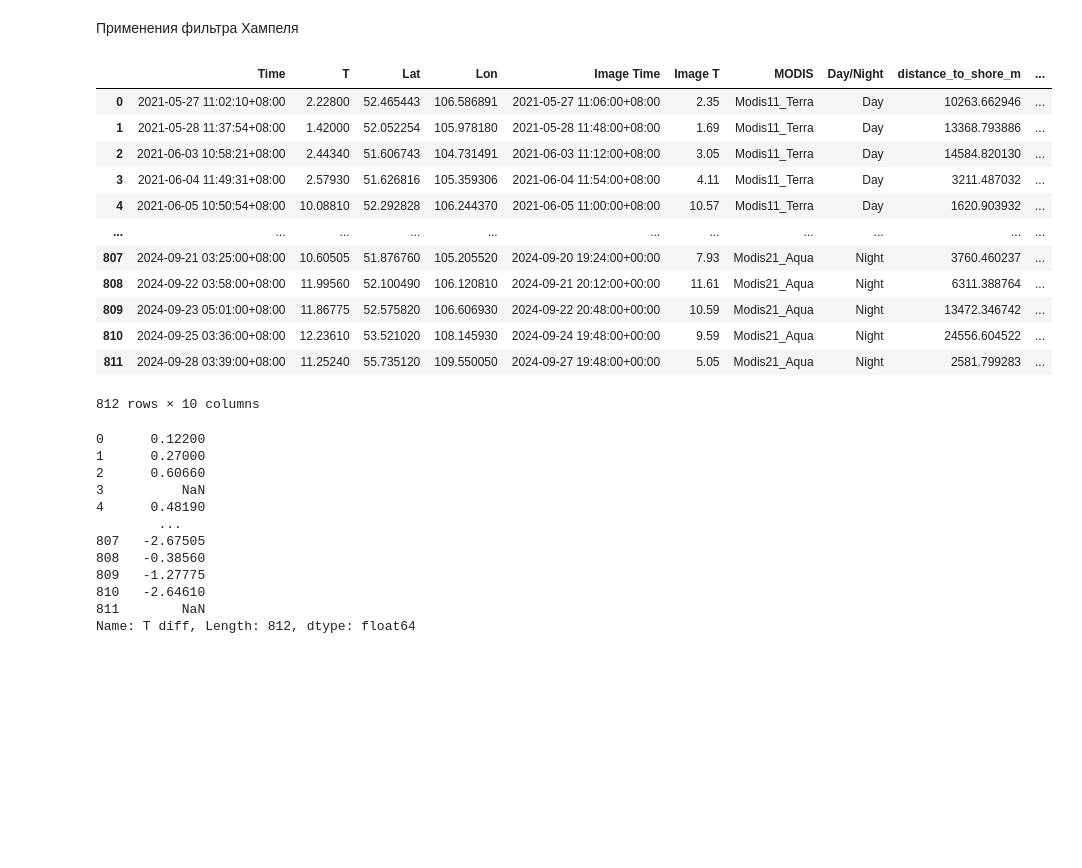
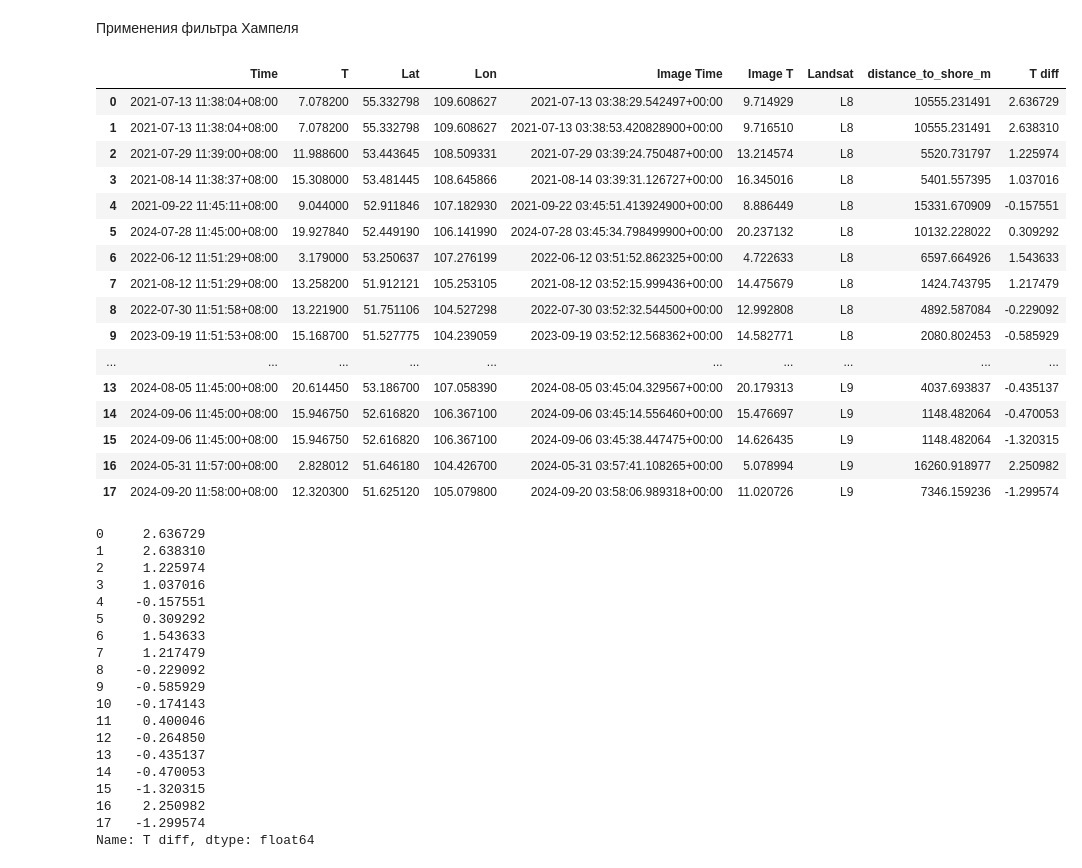
Before and after one commit to tobaffoon/baikal_vkr, a Jupyter notebook: prepare_data.ipynb, the cells around one changed output. Drawn from its saved outputs; the diff is of its cells as text; code cells hidden in the pictures; blank space fills up the shorter version.

Commit message:
Add trend and validation modis comparison

```diff
--- a/prepare_data.ipynb
+++ b/prepare_data.ipynb
@@ -257,35 +305,46 @@ from sktime.transformations.series.outlier_detection import HampelFilter
 # %%
-result_15_read = pd.read_csv('Данные_валидации/modis_validation_ext_15_distance.csv')
-result_15_read
+result_1_read = pd.read_csv('Данные_валидации/landsat_ext_validation1_distance.csv')
+result_1_read
 # %% [output]
-|  | Time | T | Lat | Lon | Image Time | Image T | MODIS | Day/Night | distance_to_shore_m | ... |
-| 0 | 2021-05-27 11:02:10+08:00 | 2.22800 | 52.465443 | 106.586891 | 2021-05-27 11:06:00+08:00 | 2.35 | Modis11_Terra | Day | 10263.662946 | ... |
-| 1 | 2021-05-28 11:37:54+08:00 | 1.42000 | 52.052254 | 105.978180 | 2021-05-28 11:48:00+08:00 | 1.69 | Modis11_Terra | Day | 13368.793886 | ... |
-| 2 | 2021-06-03 10:58:21+08:00 | 2.44340 | 51.606743 | 104.731491 | 2021-06-03 11:12:00+08:00 | 3.05 | Modis11_Terra | Day | 14584.820130 | ... |
-| 3 | 2021-06-04 11:49:31+08:00 | 2.57930 | 51.626816 | 105.359306 | 2021-06-04 11:54:00+08:00 | 4.11 | Modis11_Terra | Day | 3211.487032 | ... |
-| 4 | 2021-06-05 10:50:54+08:00 | 10.08810 | 52.292828 | 106.244370 | 2021-06-05 11:00:00+08:00 | 10.57 | Modis11_Terra | Day | 1620.903932 | ... |
-| ... | ... | ... | ... | ... | ... | ... | ... | ... | ... | ... |
-| 807 | 2024-09-21 03:25:00+08:00 | 10.60505 | 51.876760 | 105.205520 | 2024-09-20 19:24:00+00:00 | 7.93 | Modis21_Aqua | Night | 3760.460237 | ... |
-| 808 | 2024-09-22 03:58:00+08:00 | 11.99560 | 52.100490 | 106.120810 | 2024-09-21 20:12:00+00:00 | 11.61 | Modis21_Aqua | Night | 6311.388764 | ... |
-| 809 | 2024-09-23 05:01:00+08:00 | 11.86775 | 52.575820 | 106.606930 | 2024-09-22 20:48:00+00:00 | 10.59 | Modis21_Aqua | Night | 13472.346742 | ... |
-| 810 | 2024-09-25 03:36:00+08:00 | 12.23610 | 53.521020 | 108.145930 | 2024-09-24 19:48:00+00:00 | 9.59 | Modis21_Aqua | Night | 24556.604522 | ... |
-| 811 | 2024-09-28 03:39:00+08:00 | 11.25240 | 55.735120 | 109.550050 | 2024-09-27 19:48:00+00:00 | 5.05 | Modis21_Aqua | Night | 2581.799283 | ... |
+|  | Time | T | Lat | Lon | Image Time | Image T | Landsat | distance_to_shore_m | T diff |
+| 0 | 2021-07-13 11:38:04+08:00 | 7.078200 | 55.332798 | 109.608627 | 2021-07-13 03:38:29.542497+00:00 | 9.714929 | L8 | 10555.231491 | 2.636729 |
+| 1 | 2021-07-13 11:38:04+08:00 | 7.078200 | 55.332798 | 109.608627 | 2021-07-13 03:38:53.420828900+00:00 | 9.716510 | L8 | 10555.231491 | 2.638310 |
+| 2 | 2021-07-29 11:39:00+08:00 | 11.988600 | 53.443645 | 108.509331 | 2021-07-29 03:39:24.750487+00:00 | 13.214574 | L8 | 5520.731797 | 1.225974 |
+| 3 | 2021-08-14 11:38:37+08:00 | 15.308000 | 53.481445 | 108.645866 | 2021-08-14 03:39:31.126727+00:00 | 16.345016 | L8 | 5401.557395 | 1.037016 |
+| 4 | 2021-09-22 11:45:11+08:00 | 9.044000 | 52.911846 | 107.182930 | 2021-09-22 03:45:51.413924900+00:00 | 8.886449 | L8 | 15331.670909 | -0.157551 |
+| 5 | 2024-07-28 11:45:00+08:00 | 19.927840 | 52.449190 | 106.141990 | 2024-07-28 03:45:34.798499900+00:00 | 20.237132 | L8 | 10132.228022 | 0.309292 |
+| 6 | 2022-06-12 11:51:29+08:00 | 3.179000 | 53.250637 | 107.276199 | 2022-06-12 03:51:52.862325+00:00 | 4.722633 | L8 | 6597.664926 | 1.543633 |
+| 7 | 2021-08-12 11:51:29+08:00 | 13.258200 | 51.912121 | 105.253105 | 2021-08-12 03:52:15.999436+00:00 | 14.475679 | L8 | 1424.743795 | 1.217479 |
+| 8 | 2022-07-30 11:51:58+08:00 | 13.221900 | 51.751106 | 104.527298 | 2022-07-30 03:52:32.544500+00:00 | 12.992808 | L8 | 4892.587084 | -0.229092 |
+| 9 | 2023-09-19 11:51:53+08:00 | 15.168700 | 51.527775 | 104.239059 | 2023-09-19 03:52:12.568362+00:00 | 14.582771 | L8 | 2080.802453 | -0.585929 |
+| ... | ... | ... | ... | ... | ... | ... | ... | ... | ... |
+| 13 | 2024-08-05 11:45:00+08:00 | 20.614450 | 53.186700 | 107.058390 | 2024-08-05 03:45:04.329567+00:00 | 20.179313 | L9 | 4037.693837 | -0.435137 |
+| 14 | 2024-09-06 11:45:00+08:00 | 15.946750 | 52.616820 | 106.367100 | 2024-09-06 03:45:14.556460+00:00 | 15.476697 | L9 | 1148.482064 | -0.470053 |
+| 15 | 2024-09-06 11:45:00+08:00 | 15.946750 | 52.616820 | 106.367100 | 2024-09-06 03:45:38.447475+00:00 | 14.626435 | L9 | 1148.482064 | -1.320315 |
+| 16 | 2024-05-31 11:57:00+08:00 | 2.828012 | 51.646180 | 104.426700 | 2024-05-31 03:57:41.108265+00:00 | 5.078994 | L9 | 16260.918977 | 2.250982 |
+| 17 | 2024-09-20 11:58:00+08:00 | 12.320300 | 51.625120 | 105.079800 | 2024-09-20 03:58:06.989318+00:00 | 11.020726 | L9 | 7346.159236 | -1.299574 |
-812 rows × 10 columns
 # %%
 transformer = HampelFilter(window_length=7)
-result_filter_outliers = transformer.fit_transform(result_15_read["T diff"])
+result_filter_outliers = transformer.fit_transform(result_1_read["T diff"])
 result_filter_outliers
 # %% [output]
-0      0.12200
-1      0.27000
-2      0.60660
-3          NaN
-4      0.48190
-        ...
-807   -2.67505
-808   -0.38560
-809   -1.27775
-810   -2.64610
-811        NaN
-Name: T diff, Length: 812, dtype: float64
+0     2.636729
+1     2.638310
+2     1.225974
+3     1.037016
+4    -0.157551
+5     0.309292
+6     1.543633
+7     1.217479
+8    -0.229092
+9    -0.585929
+10   -0.174143
+11    0.400046
+12   -0.264850
+13   -0.435137
+14   -0.470053
+15   -1.320315
+16    2.250982
+17   -1.299574
+Name: T diff, dtype: float64
 # %%
```
Also changed, not shown: parts of 11 cells of this notebook, 20 other files.
